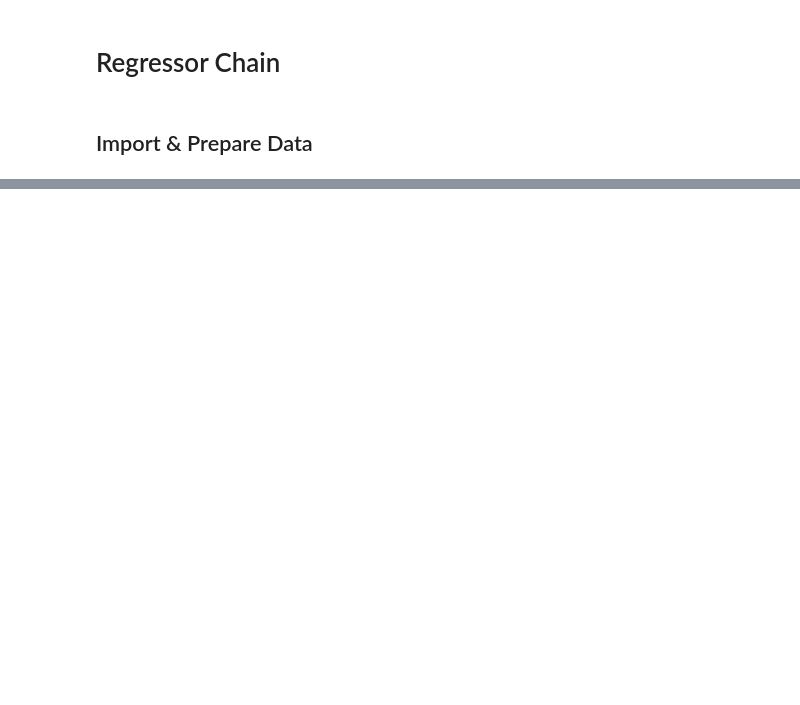
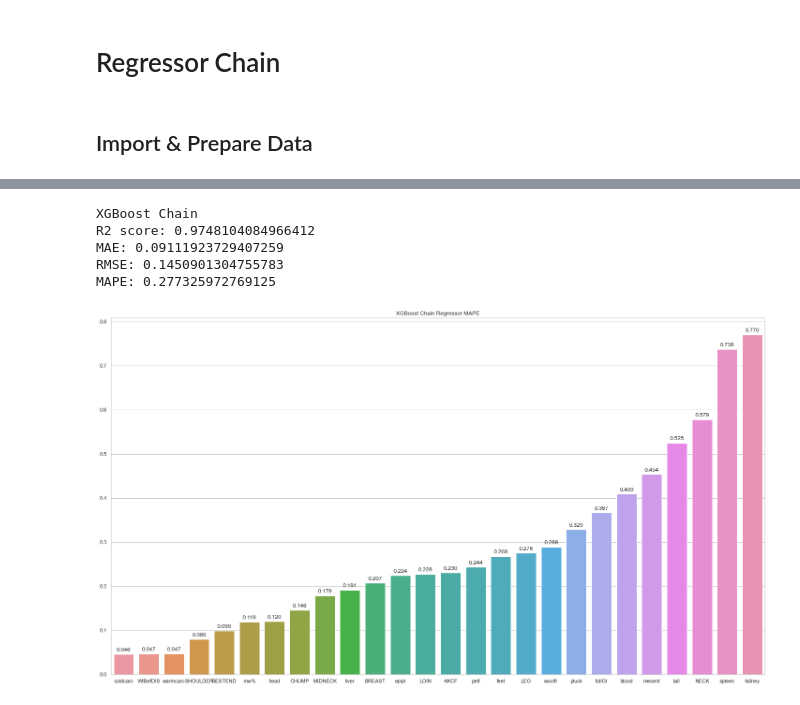
Before and after one commit to antonis-ant/thesis-code, a Jupyter notebook: notebooks/RegChain_notebook.ipynb, the cells around one changed output, grey strips where cells are left out. Drawn from its saved outputs; the diff is of its cells as text; code cells hidden in the pictures; blank space fills up the shorter version.

```diff
--- a/notebooks/RegChain_notebook.ipynb
+++ b/notebooks/RegChain_notebook.ipynb
@@ -48,0 +134,17 @@ y = pd.DataFrame(std_scaler.fit_transform(y), columns=y.columns)
+# %%
+prediction_order = [16,17,24,15,11,10,3,21,1,20,7,22,6,0,2,23,9,18,4,5,8,14,25,12,19,13]
+model = RegressorChain(xgb.XGBRegressor(colsample_bytree=0.5, learning_rate=0.1, max_depth=4,
+                                        n_estimators=90, n_jobs=-1), order=prediction_order)
+model.fit(X_train, y_train)
+scores = mo_reg_scorer(model, X_train, y_train)
+
+# Print model scores (uniform average)
+print_scores(scores, 'XGBoost Chain')
+scores_barplot(scores['rv_scores_mape'], y.columns, title="XGBoost Chain Regressor MAPE")
+# %% [output]
+XGBoost Chain
+R2 score: 0.9748104084966412
+MAE: 0.09111923729407259
+RMSE: 0.1450901304755783
+MAPE: 0.277325972769125
+[figure, added]
```
Also changed, not shown: parts of 16 cells of this notebook, 2 other files.
